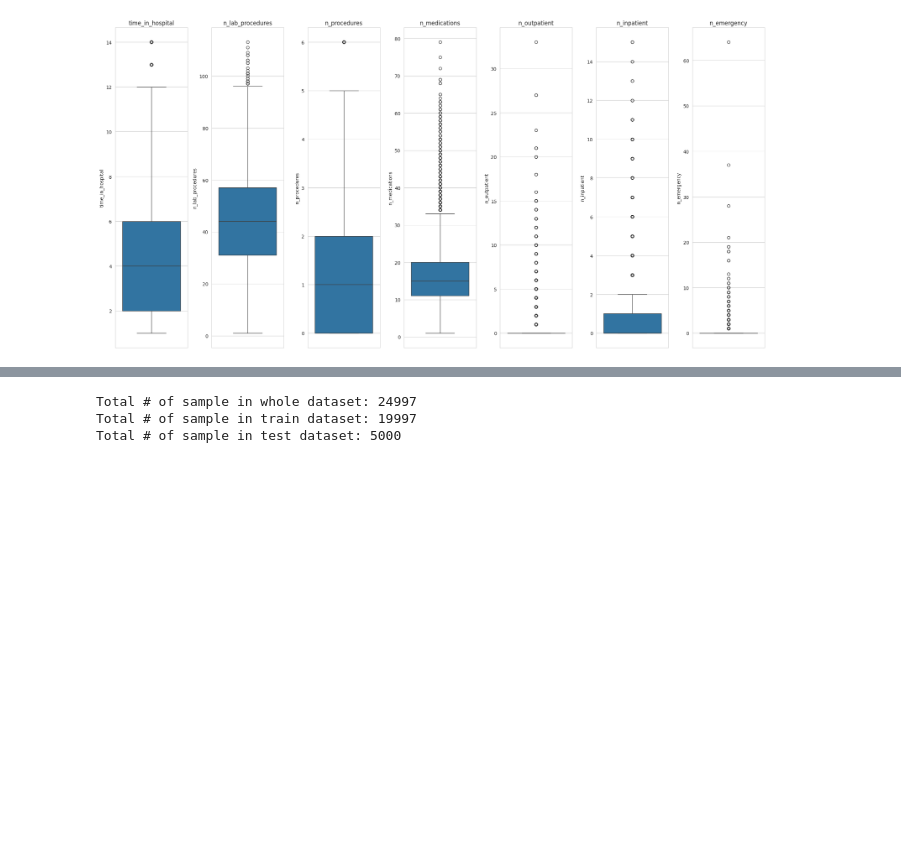
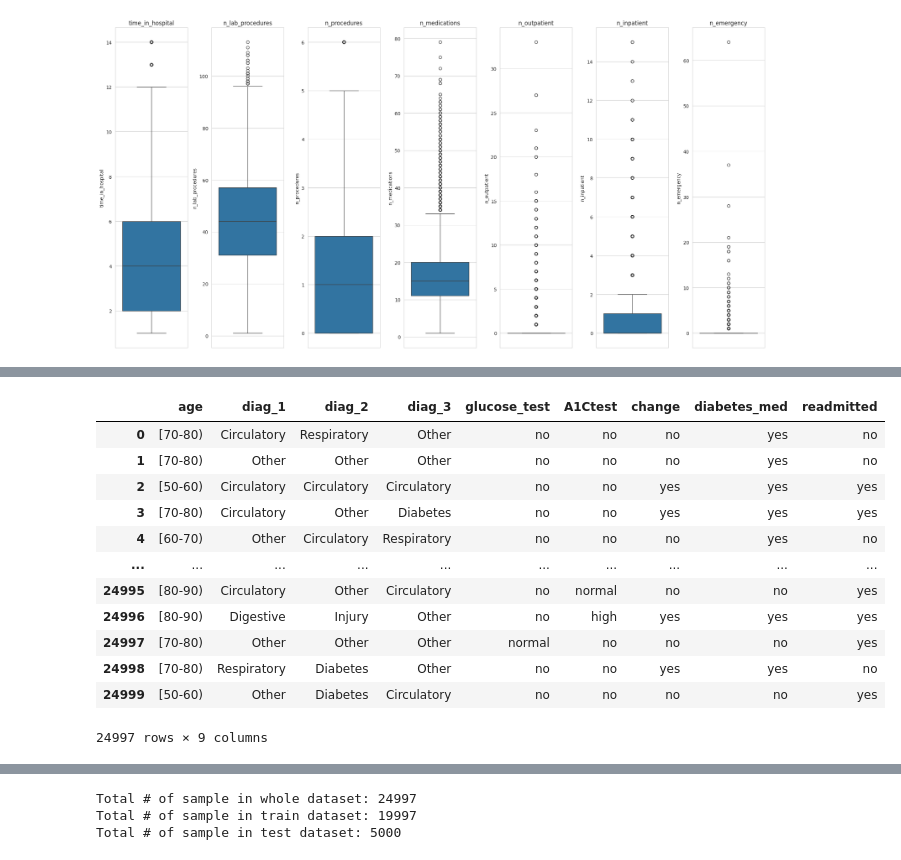
Before and after one commit to mfathul21/hospital-patient-readmissions, a Jupyter notebook: notebook.ipynb, the cells around one changed output, grey strips where cells are left out. Cells and saved outputs as stored; diff of their text form; code cells hidden in the pictures; blank space fills up the shorter version.

```diff
--- a/notebook.ipynb
+++ b/notebook.ipynb
@@ -511,0 +520,18 @@ df_clean.drop(columns=['diag_1', 'diag_2', 'diag_3'], inplace=True)
+# %%
+cat_features = df.select_dtypes(['object', 'category']).columns.to_list()
+# %%
+df[cat_features]
+# %% [output]
+|  | age | diag_1 | diag_2 | diag_3 | glucose_test | A1Ctest | change | diabetes_med | readmitted |
+| 0 | [70-80) | Circulatory | Respiratory | Other | no | no | no | yes | no |
+| 1 | [70-80) | Other | Other | Other | no | no | no | yes | no |
+| 2 | [50-60) | Circulatory | Circulatory | Circulatory | no | no | yes | yes | yes |
+| 3 | [70-80) | Circulatory | Other | Diabetes | no | no | yes | yes | yes |
+| 4 | [60-70) | Other | Circulatory | Respiratory | no | no | no | yes | no |
+| ... | ... | ... | ... | ... | ... | ... | ... | ... | ... |
+| 24995 | [80-90) | Circulatory | Other | Circulatory | no | normal | no | no | yes |
+| 24996 | [80-90) | Digestive | Injury | Other | no | high | yes | yes | yes |
+| 24997 | [70-80) | Other | Other | Other | normal | no | no | no | yes |
+| 24998 | [70-80) | Respiratory | Diabetes | Other | no | no | yes | yes | no |
+| 24999 | [50-60) | Other | Diabetes | Circulatory | no | no | no | no | yes |
+24997 rows × 9 columns
```
Also changed, not shown: parts of 118 cells of this notebook.
